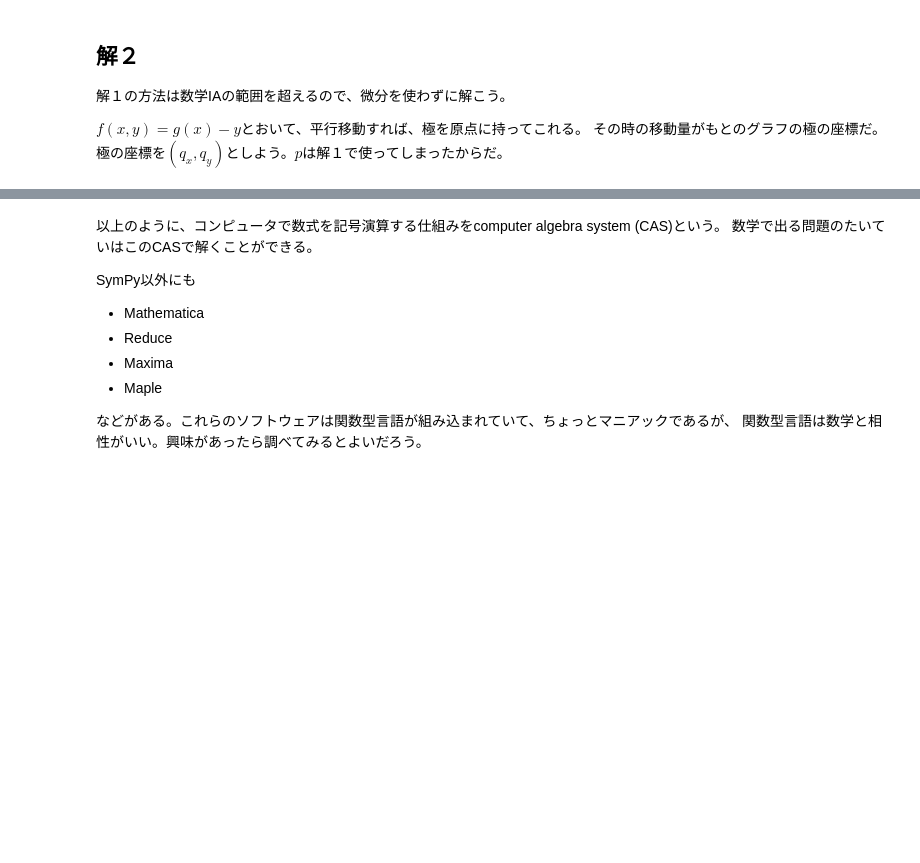
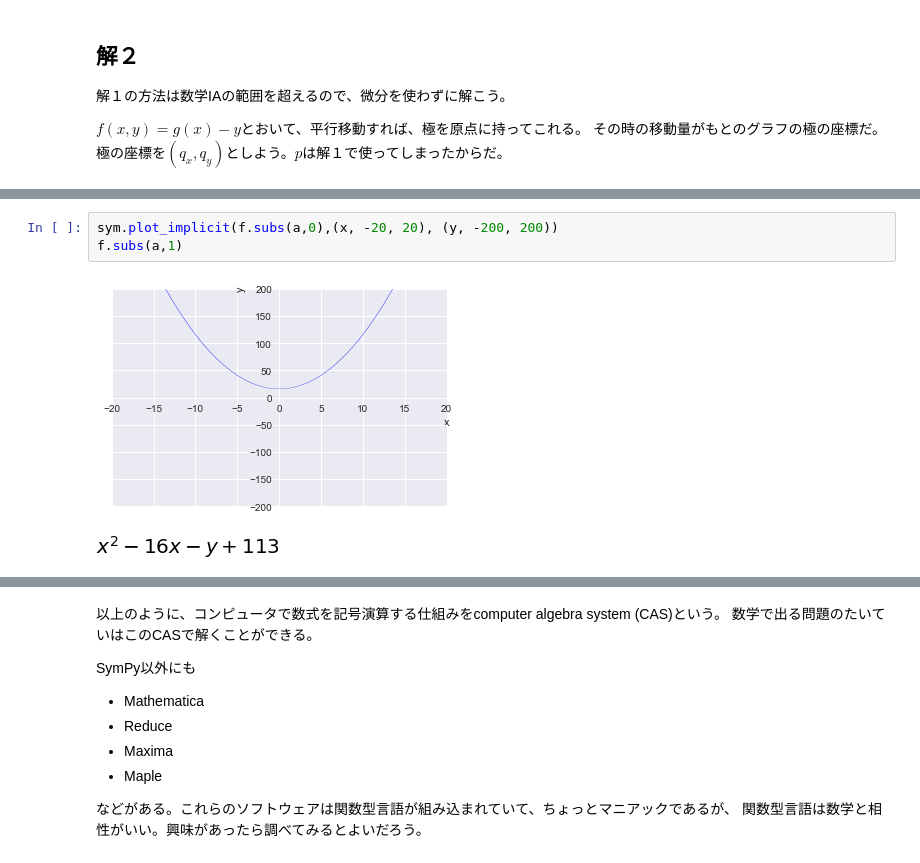
Before and after one commit to hogenimushi/MLBasis, a Jupyter notebook: CenterTest2017MathIAQ3.ipynb, the cells around one changed output, grey strips where cells are left out. Cells and saved outputs as stored; diff of their text form; blank space fills up the shorter version.

```diff
--- a/CenterTest2017MathIAQ3.ipynb
+++ b/CenterTest2017MathIAQ3.ipynb
@@ -171,0 +177,6 @@ h
+# %%
+sym.plot_implicit(f.subs(a,0),(x, -20, 20), (y, -200, 200))
+f.subs(a,1)
+# %% [output]
+[figure, added]
+[figure, added]
```
Also changed, not shown: parts of 15 cells of this notebook.
